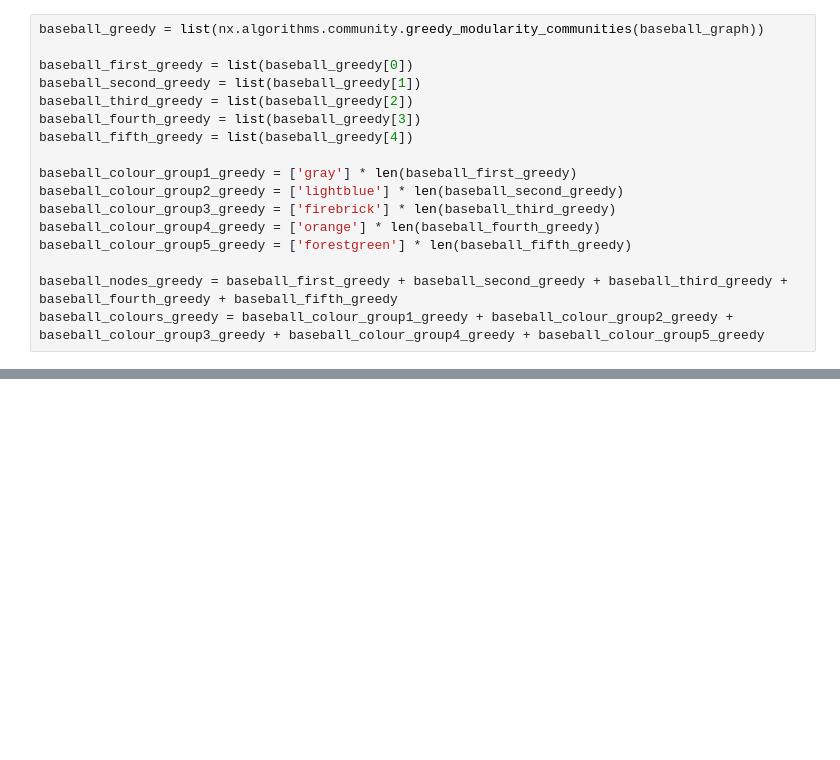
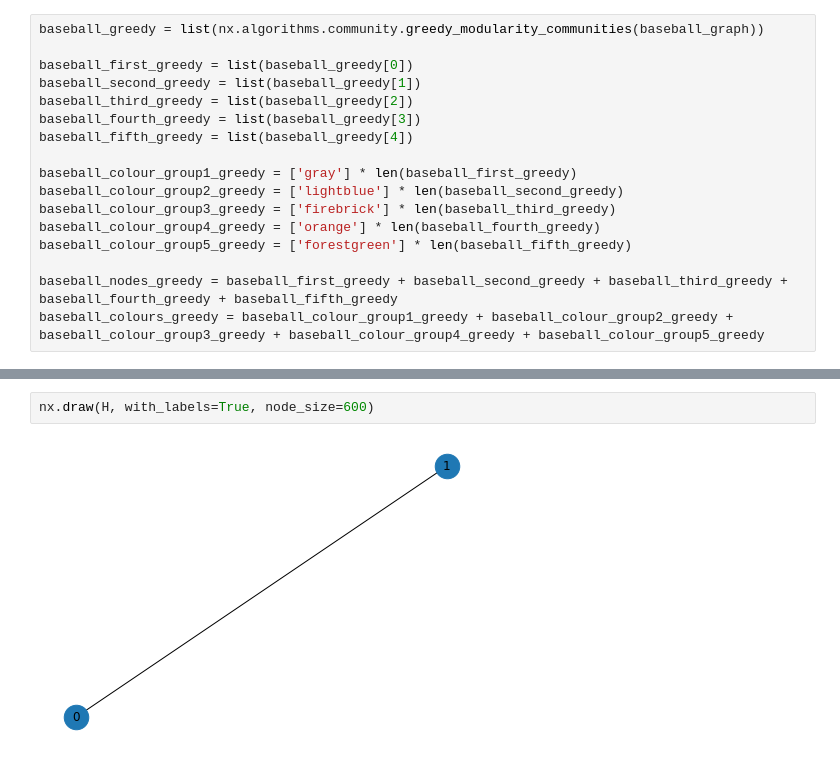
Before and after one commit to domonkoshaffner/network_visualisation, a Jupyter notebook: main_project_network.ipynb, the cells around one changed output, grey strips where cells are left out. Saved outputs shown, nothing was run; the diff lists cells and outputs as text; blank space fills up the shorter version.

```diff
--- a/main_project_network.ipynb
+++ b/main_project_network.ipynb
@@ -841,0 +887,4 @@ plt.savefig('baseball_caluset_comm_circular.jpg', dpi = 300, bbox_inches = 'tigh
+# %%
+nx.draw(H, with_labels=True, node_size=600)
+# %% [output]
+[figure, added]
```
Also changed, not shown: parts of 11 cells of this notebook.
